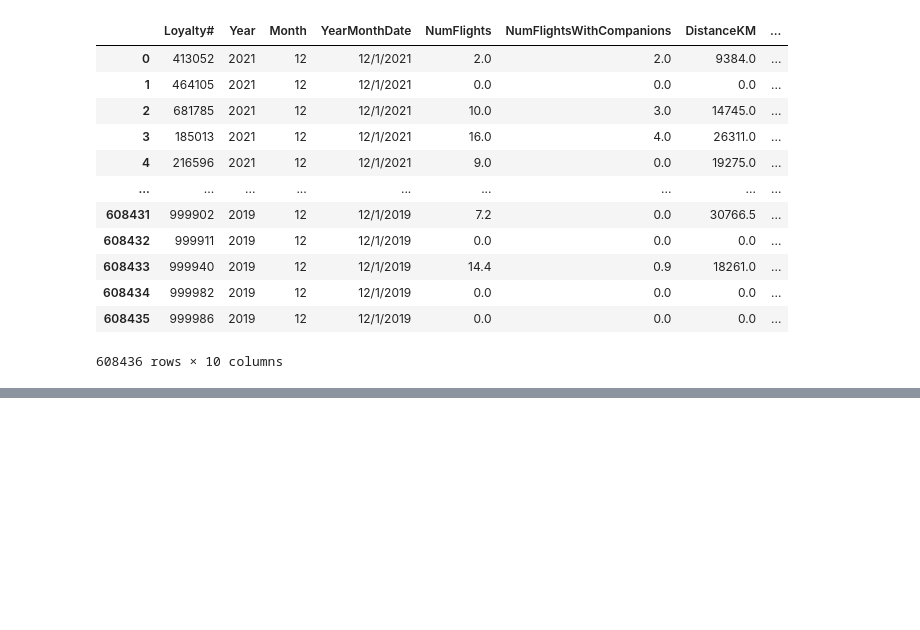
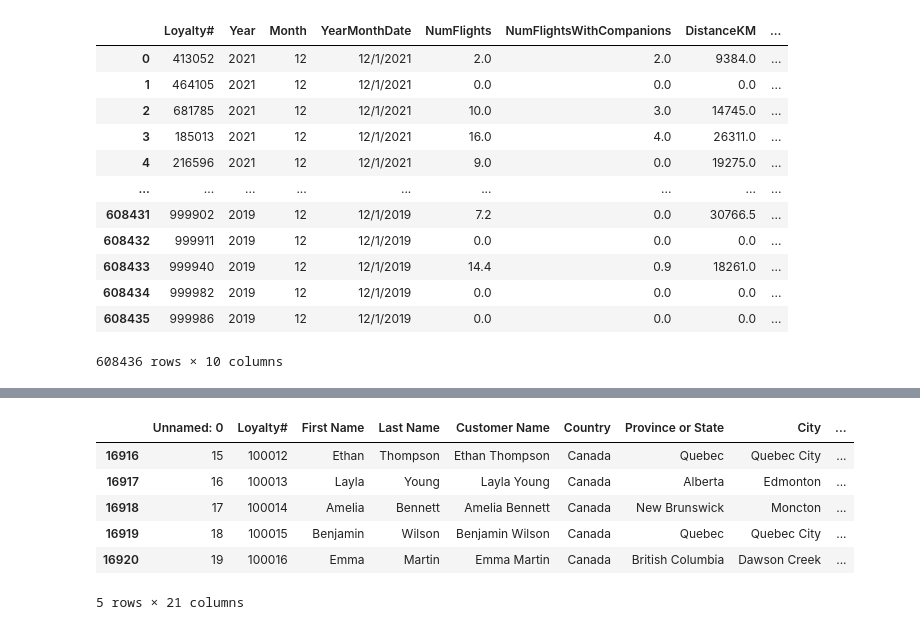
Before and after one commit to luisbdavila/Airline_Customer_Segmentation_DataMining_Project_Python, a Jupyter notebook: 1_Delivery/Code/EDA.ipynb, the cells around one changed output, grey strips where cells are left out. Saved outputs shown, nothing was run; the diff lists cells and outputs as text; code cells hidden in the pictures; blank space fills up the shorter version.

```diff
--- a/1_Delivery/Code/EDA.ipynb
+++ b/1_Delivery/Code/EDA.ipynb
@@ -42,0 +98,10 @@ df_AIAI_Flights
+# %%
+df_AIAI_Customers.tail()
+# %% [output]
+|  | Unnamed: 0 | Loyalty# | First Name | Last Name | Customer Name | Country | Province or State | City | ... |
+| 16916 | 15 | 100012 | Ethan | Thompson | Ethan Thompson | Canada | Quebec | Quebec City | ... |
+| 16917 | 16 | 100013 | Layla | Young | Layla Young | Canada | Alberta | Edmonton | ... |
+| 16918 | 17 | 100014 | Amelia | Bennett | Amelia Bennett | Canada | New Brunswick | Moncton | ... |
+| 16919 | 18 | 100015 | Benjamin | Wilson | Benjamin Wilson | Canada | Quebec | Quebec City | ... |
+| 16920 | 19 | 100016 | Emma | Martin | Emma Martin | Canada | British Columbia | Dawson Creek | ... |
+5 rows × 21 columns
```
Also changed, not shown: parts of 13 cells of this notebook.
